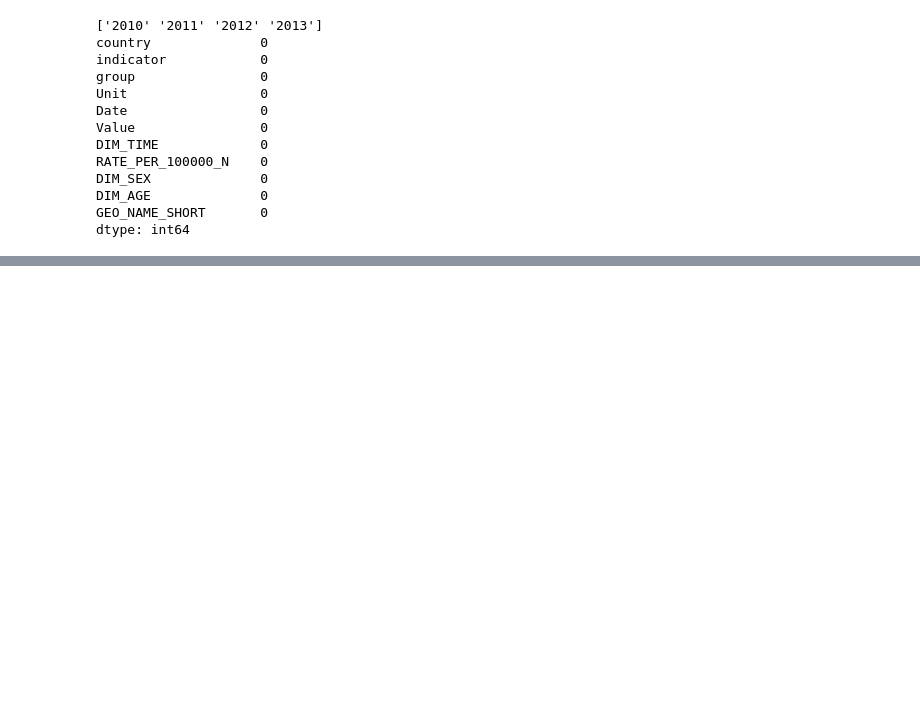
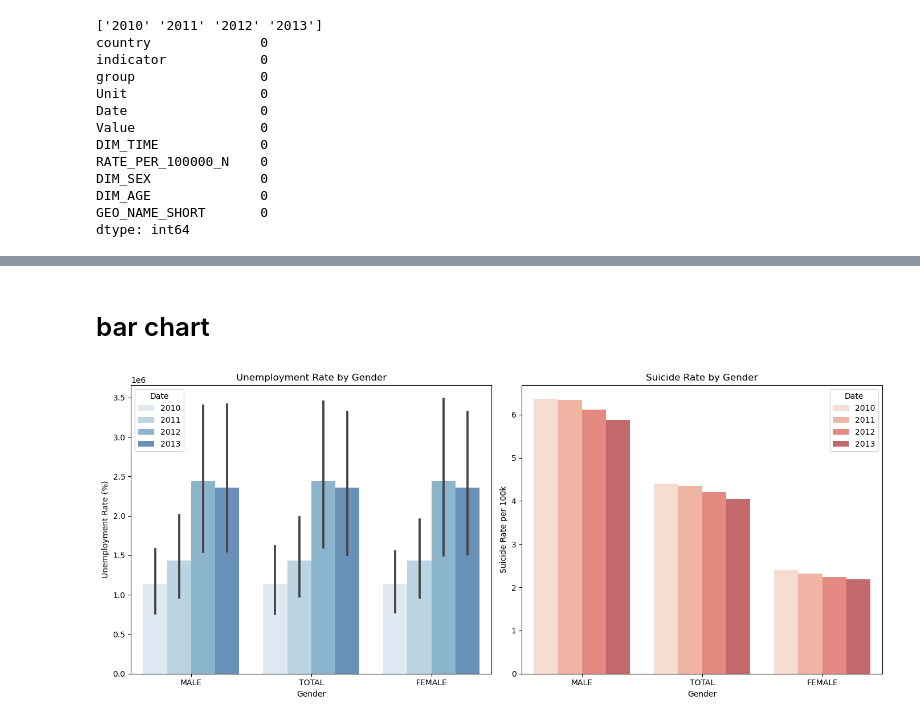
Before and after one commit to telehealthcareai/suicide-nigeria, a Jupyter notebook: DASHBOARD/explore/merged_suicide-unemployment.ipynb, the cells around one changed output, grey strips where cells are left out. Drawn from its saved outputs; the diff is of its cells as text; code cells hidden in the pictures; blank space fills up the shorter version.

```diff
--- a/DASHBOARD/explore/merged_suicide-unemployment.ipynb
+++ b/DASHBOARD/explore/merged_suicide-unemployment.ipynb
@@ -137,0 +209,37 @@ print(merged_sp1.groupby('Date').agg({
+# %% [markdown]
+# bar chart
+# %%
+fig, axes = plt.subplots(1, 2, figsize=(14, 6), sharex=True)
+
+# Unemployment
+sns.barplot(
+    data=merged_su1,
+    x='DIM_SEX',
+    y='Value',
+    hue='Date',
+    palette='Blues',
+    alpha=0.7,
+    ax=axes[0]
+)
+axes[0].set_title("Unemployment Rate by Gender")
+axes[0].set_ylabel("Unemployment Rate (%)")
+axes[0].set_xlabel("Gender")
+
+# Suicide Rate
+sns.barplot(
+    data=merged_su1,
+    x='DIM_SEX',
+    y='RATE_PER_100000_N',
+    hue='Date',
+    palette='Reds',
+    alpha=0.7,
+    ax=axes[1]
+)
+axes[1].set_title("Suicide Rate by Gender")
+axes[1].set_ylabel("Suicide Rate per 100k")
+axes[1].set_xlabel("Gender")
+
+plt.tight_layout()
+plt.show()
+# %% [output]
+[figure, added]
```
Also changed, not shown: parts of 8 cells of this notebook.
